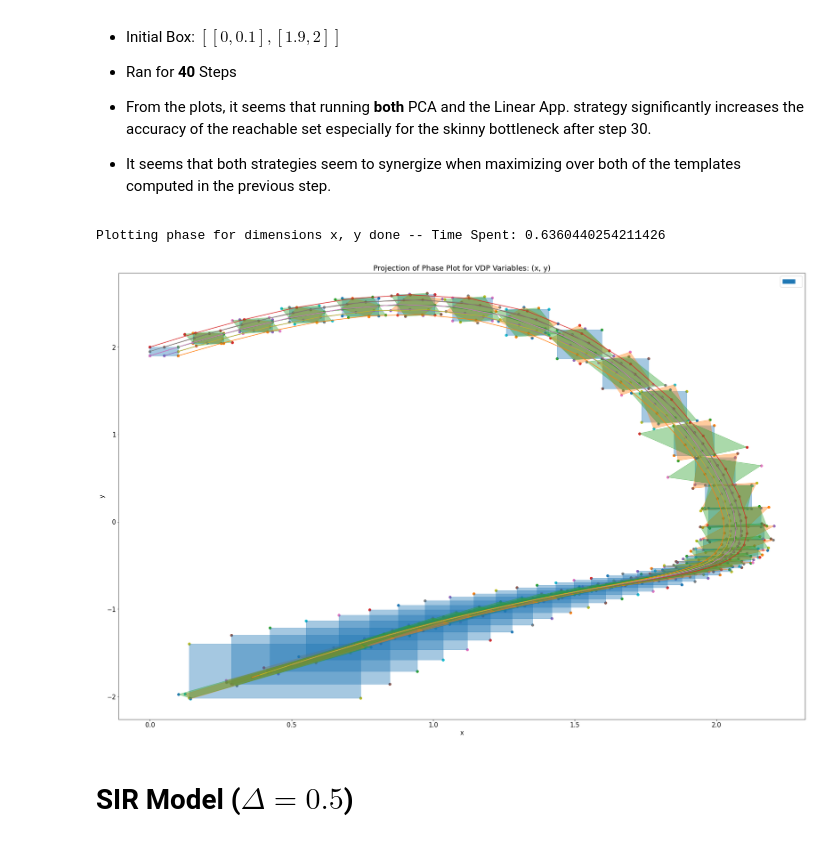
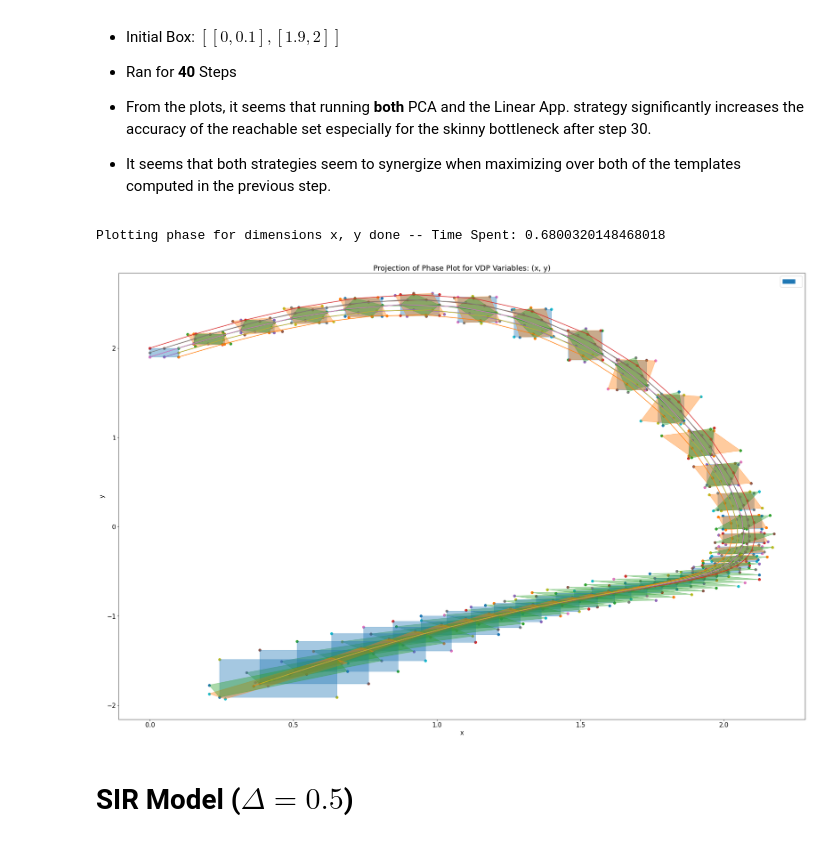
Before and after one commit to Tarheel-Formal-Methods/kaa-dynamic, a Jupyter notebook: pca-linapp-temp-demo.ipynb, the cells around one changed output. Saved outputs shown, nothing was run; the diff lists cells and outputs as text; code cells hidden in the pictures.

```diff
--- a/pca-linapp-temp-demo.ipynb
+++ b/pca-linapp-temp-demo.ipynb
@@ -149,5 +149,5 @@ Average Phase Duration: 0.2590480804443359 sec
 # %%
-NUM_STEPS = 40
+NUM_STEPS = 25
 VDP_LIN_ITER_STEPS = 1 #Number of steps between each recomputation of LinApp Templates.
 
 unit_model = VanDerPol_UnitBox(delta=0.08)
@@ -160,7 +160,7 @@ points = [[0,1.90], [0.1, 1.90], [0.1,2], [0,2], [0.05,1.9], [0.05,2], [0,1.9],
 trajs = [Traj(unit_model, point, NUM_STEPS) for point in points]
 
 vdp_plot = Plot()
-vdp_plot.add(mod_lin_flow)
+vdp_plot.add(mod_lin_flow, "VDP LinAPP")
 
 'Add trajectories'
 for traj in trajs:
@@ -179,0 +186,25 @@ Average Phase Duration: 0.5776106516520182 sec
+# %%
+NUM_STEPS = 40
+VDP_PCA_ITER_STEPS = 1 #Number of steps between each recomputation of PCA Templates.
+'PCA Strategy Parameters'
+VDP_PCA_TRAJ_STEPS = 5 #Number of steps our sample trajectories should run.
+VDP_PCA_NUM_TRAJ = 200 #Number of sample trajectories we should use for the PCA routine.
+unit_model = VanDerPol_UnitBox(delta=0.08)
+unit_mod_reach = ReachSet(unit_model)
+
+pca_strat = PCAStrat(unit_model, traj_steps=VDP_PCA_TRAJ_STEPS, num_trajs=VDP_PCA_NUM_TRAJ, iter_steps=VDP_PCA_ITER_STEPS)
+mod_lin_flow = unit_mod_reach.computeReachSet(NUM_STEPS, tempstrat=pca_strat)
+
+points = [[0,1.90], [0.1, 1.90], [0.1,2], [0,2], [0.05,1.9], [0.05,2], [0,1.9],  [0,1.95], [0.1,1.95]]
+trajs = [Traj(unit_model, point, NUM_STEPS) for point in points]
+
+vdp_plot = Plot()
+vdp_plot.add(mod_lin_flow, "VDP PCA")
+
+'Add trajectories'
+for traj in trajs:
+    vdp_plot.add(traj)
+
+vdp_plot.plot2DPhase(0,1, separate=True, plotvertices=True)
+
+Timer.generate_stats()
@@ -188,30 +227,30 @@ Average Phase Duration: 0.5776106516520182 sec
 # %%
 NUM_STEPS = 40
 VDP_PCA_ITER_STEPS = 1 #Number of steps between each recomputation of PCA Templates.
 'PCA Strategy Parameters'
 VDP_PCA_TRAJ_STEPS = 5 #Number of steps our sample trajectories should run.
-VDP_PCA_NUM_TRAJ = 100 #Number of sample trajectories we should use for the PCA routine.
+VDP_PCA_NUM_TRAJ = 200 #Number of sample trajectories we should use for the PCA routine.
 
 unit_model = VanDerPol_UnitBox(delta=0.08)
 unit_mod_reach = ReachSet(unit_model)
 
 lin_strat = PCALinStrat(unit_model, traj_steps=VDP_PCA_TRAJ_STEPS, num_trajs=VDP_PCA_NUM_TRAJ, iter_steps=VDP_PCA_ITER_STEPS)
 mod_lin_flow = unit_mod_reach.computeReachSet(NUM_STEPS, tempstrat=lin_strat)
 
 points = [[0,1.90], [0.1, 1.90], [0.1,2], [0,2], [0.05,1.9], [0.05,2], [0,1.9],  [0,1.95], [0.1,1.95]]
 trajs = [Traj(unit_model, point, NUM_STEPS) for point in points]
 
 vdp_plot = Plot()
 vdp_plot.add(mod_lin_flow)
 
 'Add trajectories'
 for traj in trajs:
     vdp_plot.add(traj)
 
 vdp_plot.plot2DPhase(0,1, separate=True, plotvertices=True)
 # %% [output]
-Plotting phase for dimensions x, y done -- Time Spent: 0.6360440254211426
+Plotting phase for dimensions x, y done -- Time Spent: 0.6800320148468018
-[figure, old version]
+[figure, new version]
 # %% [markdown]
 # SIR Model ($\Delta = 0.5$)
 # %% [markdown]
```
Also changed, not shown: parts of 5 cells of this notebook, 1 other file.
